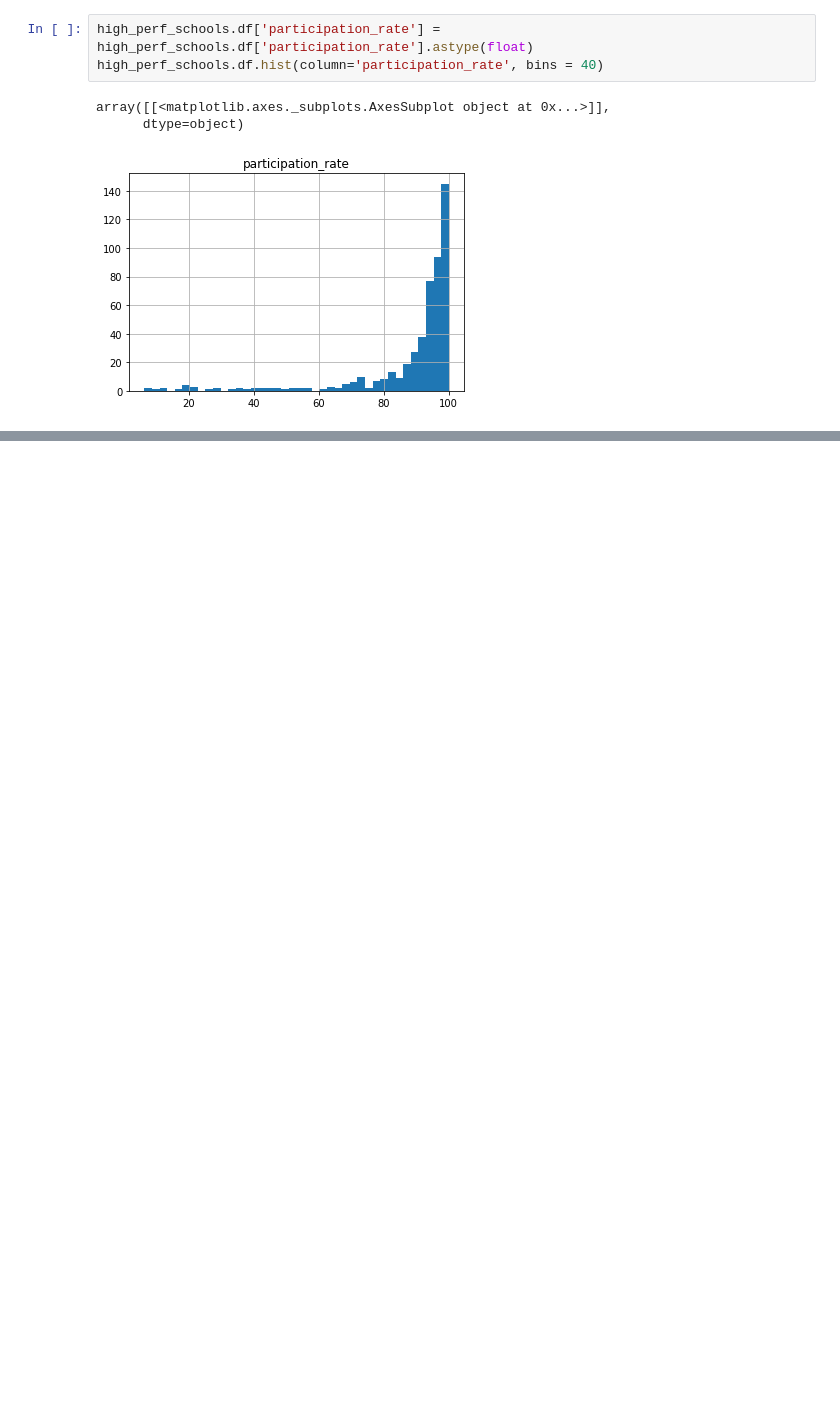
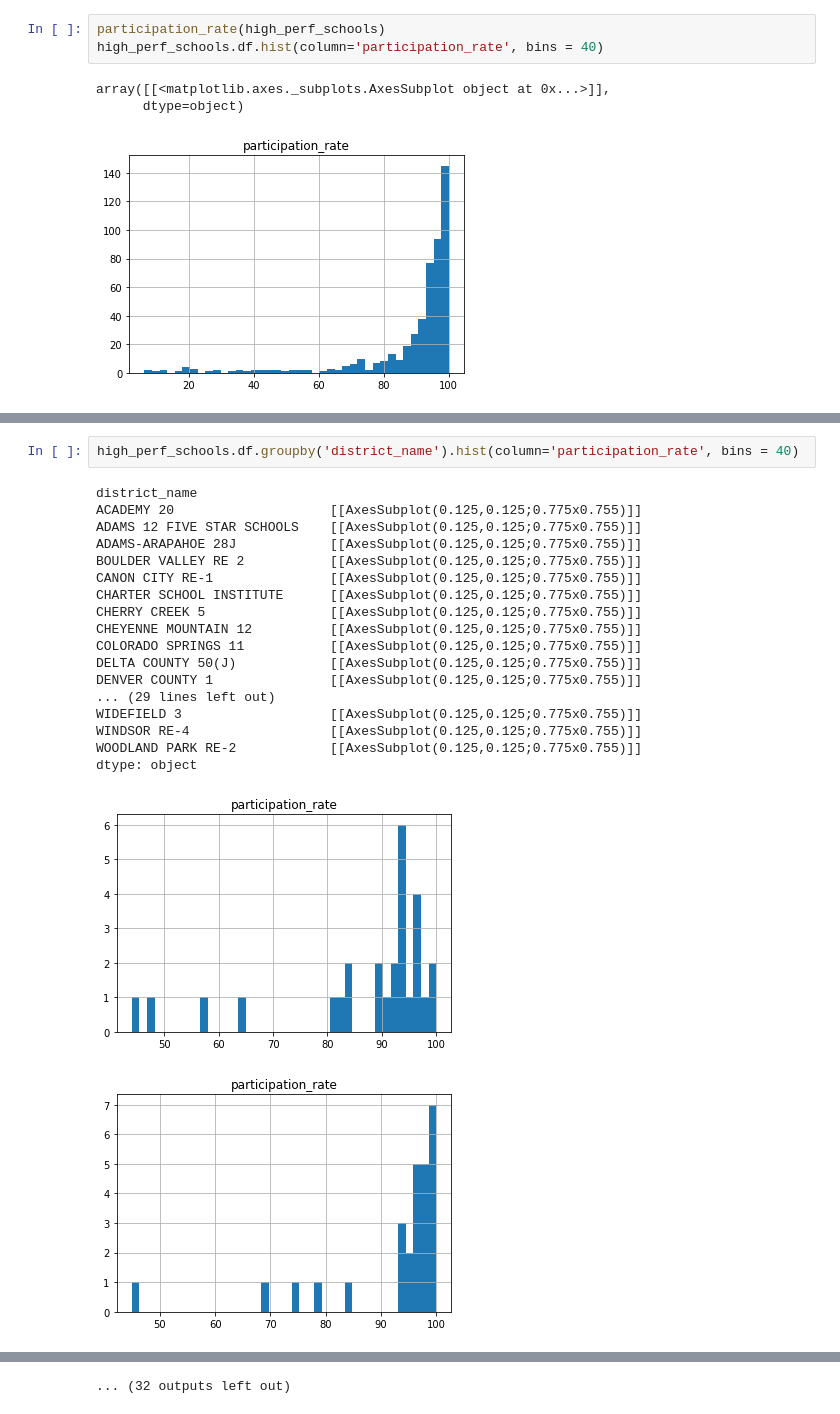
Before and after one commit to A-Hanson/2019-cmas-district-data-dive, a Jupyter notebook: src/visualizations_two.ipynb, the cells around one changed output, grey strips where cells are left out. Cells and saved outputs as stored; diff of their text form; blank space fills up the shorter version.

```diff
--- a/src/visualizations_two.ipynb
+++ b/src/visualizations_two.ipynb
@@ -64,5 +48,5 @@ memory usage: 125.7+ KB
 # %%
-high_perf_schools.df['participation_rate'] = high_perf_schools.df['participation_rate'].astype(float)
+participation_rate(high_perf_schools)
 high_perf_schools.df.hist(column='participation_rate', bins = 40)
 # %% [output]
 array([[<matplotlib.axes._subplots.AxesSubplot object at 0x...>]],
@@ -70,0 +67,22 @@ array([[<matplotlib.axes._subplots.AxesSubplot object at 0x...>]],
+# %%
+high_perf_schools.df.groupby('district_name').hist(column='participation_rate', bins = 40)
+# %% [output]
+district_name
+ACADEMY 20                    [[AxesSubplot(0.125,0.125;0.775x0.755)]]
+ADAMS 12 FIVE STAR SCHOOLS    [[AxesSubplot(0.125,0.125;0.775x0.755)]]
+ADAMS-ARAPAHOE 28J            [[AxesSubplot(0.125,0.125;0.775x0.755)]]
+BOULDER VALLEY RE 2           [[AxesSubplot(0.125,0.125;0.775x0.755)]]
+CANON CITY RE-1               [[AxesSubplot(0.125,0.125;0.775x0.755)]]
+CHARTER SCHOOL INSTITUTE      [[AxesSubplot(0.125,0.125;0.775x0.755)]]
+CHERRY CREEK 5                [[AxesSubplot(0.125,0.125;0.775x0.755)]]
+CHEYENNE MOUNTAIN 12          [[AxesSubplot(0.125,0.125;0.775x0.755)]]
+COLORADO SPRINGS 11           [[AxesSubplot(0.125,0.125;0.775x0.755)]]
+DELTA COUNTY 50(J)            [[AxesSubplot(0.125,0.125;0.775x0.755)]]
+DENVER COUNTY 1               [[AxesSubplot(0.125,0.125;0.775x0.755)]]
+... (29 lines left out)
+WIDEFIELD 3                   [[AxesSubplot(0.125,0.125;0.775x0.755)]]
+WINDSOR RE-4                  [[AxesSubplot(0.125,0.125;0.775x0.755)]]
+WOODLAND PARK RE-2            [[AxesSubplot(0.125,0.125;0.775x0.755)]]
+dtype: object
+[figure, added]
+[figure, added]
@@ -70,0 +98 @@ array([[<matplotlib.axes._subplots.AxesSubplot object at 0x...>]],
+... (32 outputs left out)
```
Also changed, not shown: parts of 8 cells of this notebook, 11 other files.
